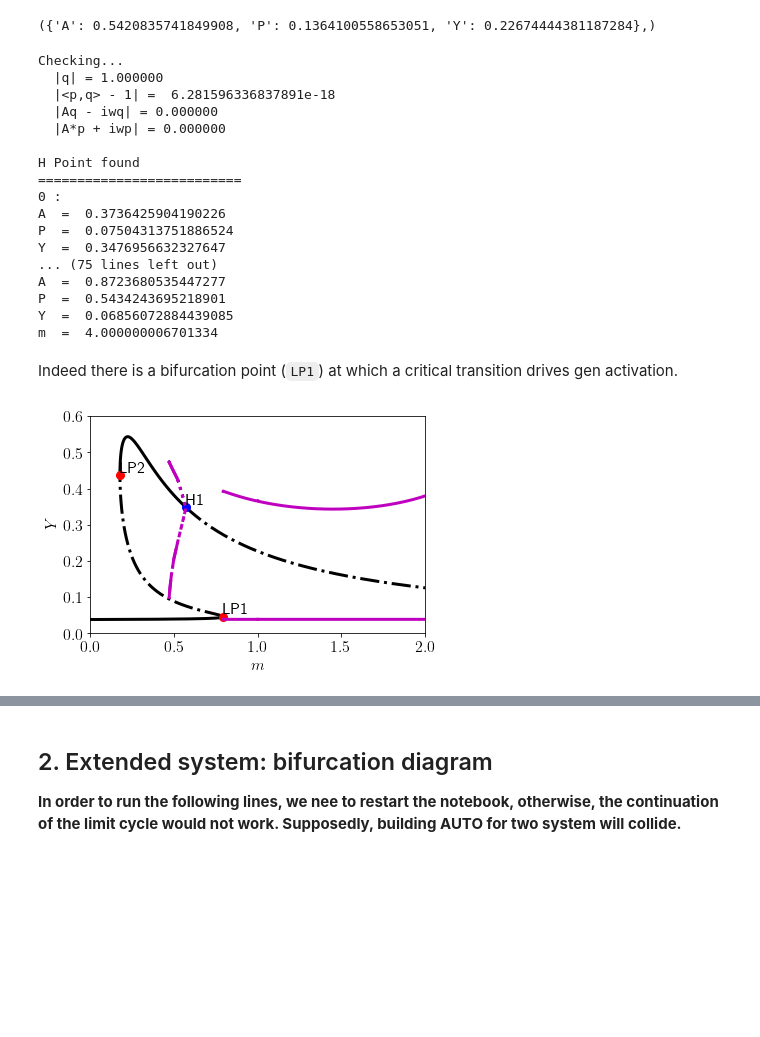
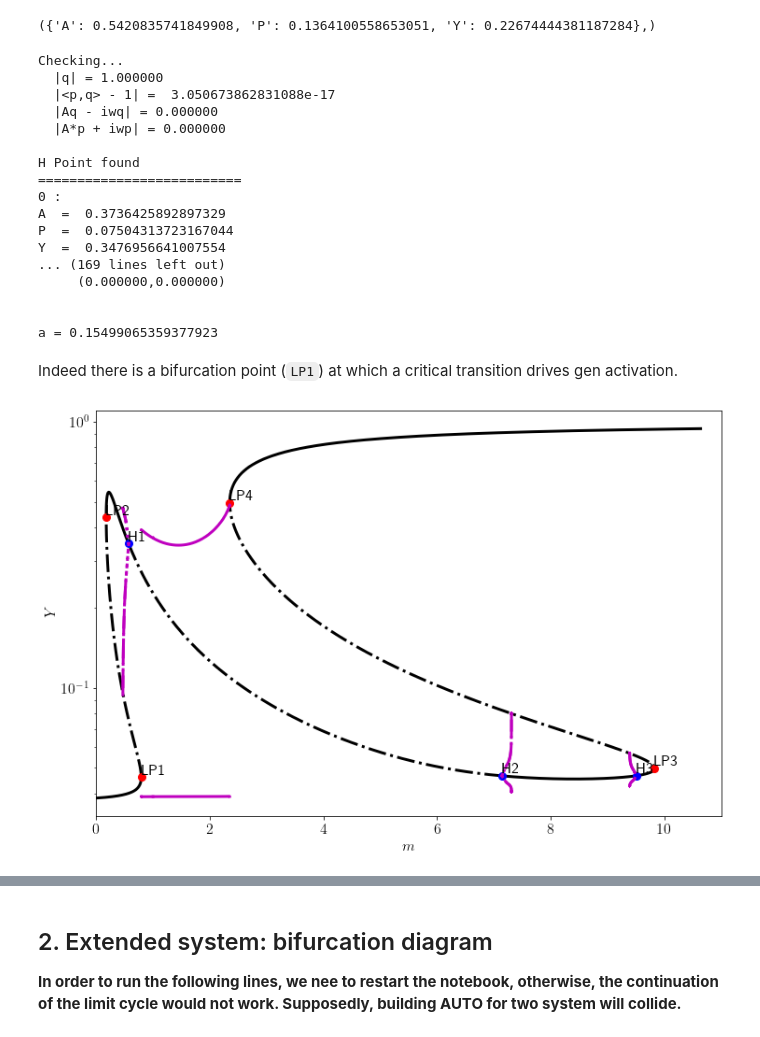
Before and after one commit to ccontrer/20-05SNBifurcationCarryover, a Jupyter notebook: notebooks/Application Cell cycle analysis extra.ipynb, the cells around one changed output, grey strips where cells are left out. Drawn from its saved outputs; the diff is of its cells as text; code cells hidden in the pictures; blank space fills up the shorter version.

```diff
--- a/notebooks/Application Cell cycle-Copy1.ipynb
+++ b/notebooks/Application Cell cycle analysis extra.ipynb
@@ -7,7 +7,7 @@ import matplotlib as mpl
 from matplotlib import pyplot as plt
 from IPython.display import display, Math
 # %%
-mpl.rcParams['figure.figsize'] = [6, 4]
+mpl.rcParams['figure.figsize'] = [12, 8]
 mpl.rcParams['font.size'] = 16
 mpl.rcParams['lines.linewidth'] = 3
 mpl.rcParams['lines.markersize'] = 8
@@ -56,12 +56,12 @@ ics = {'A':  0.5589948209351,
 DSargs = dst.args(name='CellCycle')
 DSargs.pars = params
 DSargs.tdata = [0, 100]
-DSargs.pdomain = {'m': [0, 4.0],
+DSargs.pdomain = {'m': [0, 12.0],
                   'k1': [0, 1.0],
                   'k2p': [0, 10.0],
                   'k3p': [0, 10.0],
                   'k4': [0, 200.0],
-                  'k5p': [0, 1.0],
+                  'k5p': [0, 0.1],
                   'k5pp': [0, 10.0],
                   'k6': [0, 10.0]}
 DSargs.xdomain = {'Y': [0, 5.0], 'P': [0, 10.0], 'A': [0, 10.0]}
@@ -143,21 +143,21 @@ PC.curves[name1].forward()
 # %% [output]
 Checking...
   |q| = 1.000000
-  |<p,q> - 1| =  6.281596336837891e-18
+  |<p,q> - 1| =  3.050673862831088e-17
   |Aq - iwq| = 0.000000
   |A*p + iwp| = 0.000000
 
 H Point found
 ==========================
 0 :
-A  =  0.3736425904190226
-P  =  0.07504313751886524
-Y  =  0.3476956632327647
-... (75 lines left out)
-A  =  0.8723680535447277
-P  =  0.5434243695218901
-Y  =  0.06856072884439085
-m  =  4.000000006701334
+A  =  0.3736425892897329
+P  =  0.07504313723167044
+Y  =  0.3476956641007554
+... (169 lines left out)
+     (0.000000,0.000000)
+
+
+a = 0.15499065359377923
 # %% [markdown]
 Indeed there is a bifurcation point (`LP1`) at which a critical transition drives gen activation.
 # %%
@@ -183,18 +203,42 @@ PC.curves[name2].forward()
+# %%
+name5 = 'LC4'
+PCargs = dst.args(name=name5)
+PCargs.type = 'LC-C'
+PCargs.initpoint = 'EQ1:H3'
+PCargs.freepars = ['m']
+PCargs.StepSize = 1e-1
+PCargs.NumSPOut = 30
+PCargs.MaxNumPoints = 5000
+PCargs.MaxStepSize = 5e-1
+PCargs.MinStepSize = 1e-6
+PCargs.MaxTestIters = 200
+PCargs.SolutionMeasures = 'all'
+PCargs.SaveEigen = True
+PCargs.StopAtPoints = ['B']
+PCargs.verbosity = 2
+
+PC.newCurve(PCargs)
+PC.curves[name5].backward()
+PC.curves[name5].forward()
 # %%
 PC[name1].display(('m', 'Y'), stability=True, linewidth=3)
 PC[name2].display(('m', 'Y_min'), stability=True, linewidth=3)
 PC[name2].display(('m', 'Y_max'), stability=True, linewidth=3)
 PC[name3].display(('m', 'Y_min'), stability=True, linewidth=3)
 PC[name3].display(('m', 'Y_max'), stability=True, linewidth=3)
+PC[name4].display(('m', 'Y_min'), stability=True, linewidth=3)
+PC[name4].display(('m', 'Y_max'), stability=True, linewidth=3)
+PC[name5].display(('m', 'Y_min'), stability=True, linewidth=3)
+PC[name5].display(('m', 'Y_max'), stability=True, linewidth=3)
 PC.plot.fig1.toggleAll('off', bytype=['P','B','MX','RG'])
 PC.plot.fig1.axes1.axes.set_xlabel('$m$', fontsize=16)
-PC.plot.fig1.axes1.axes.set_xlim((0.0, 2.0))
+PC.plot.fig1.axes1.axes.set_xlim((0.0, 11.0))
 PC.plot.fig1.axes1.axes.set_ylabel('$Y$', fontsize=16)
-PC.plot.fig1.axes1.axes.set_ylim((0.0, 0.6))
+# PC.plot.fig1.axes1.axes.set_ylim((0.0, 1.0))
+PC.plot.fig1.axes1.axes.set_yscale('log')
 PC.plot.fig1.axes1.axes.set_title('')
-plt.savefig(figdir + 'ApplicationCellCycleOriginalBifurcation.pdf', bbox_inches='tight')
 plt.show()
 # %% [output]
-[figure, old version]
+[figure, new version]
 # %%
 # Two-parameter bifurcation
```
Also changed, not shown: parts of 9 cells of this notebook, 3 other files.
